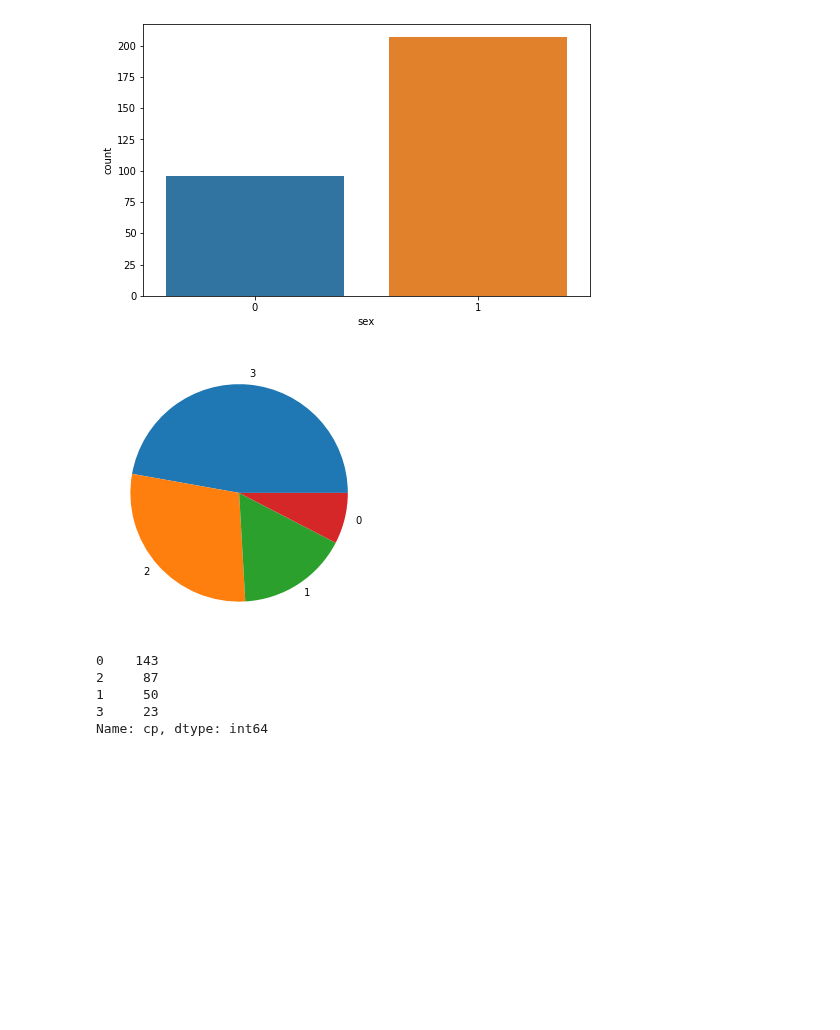
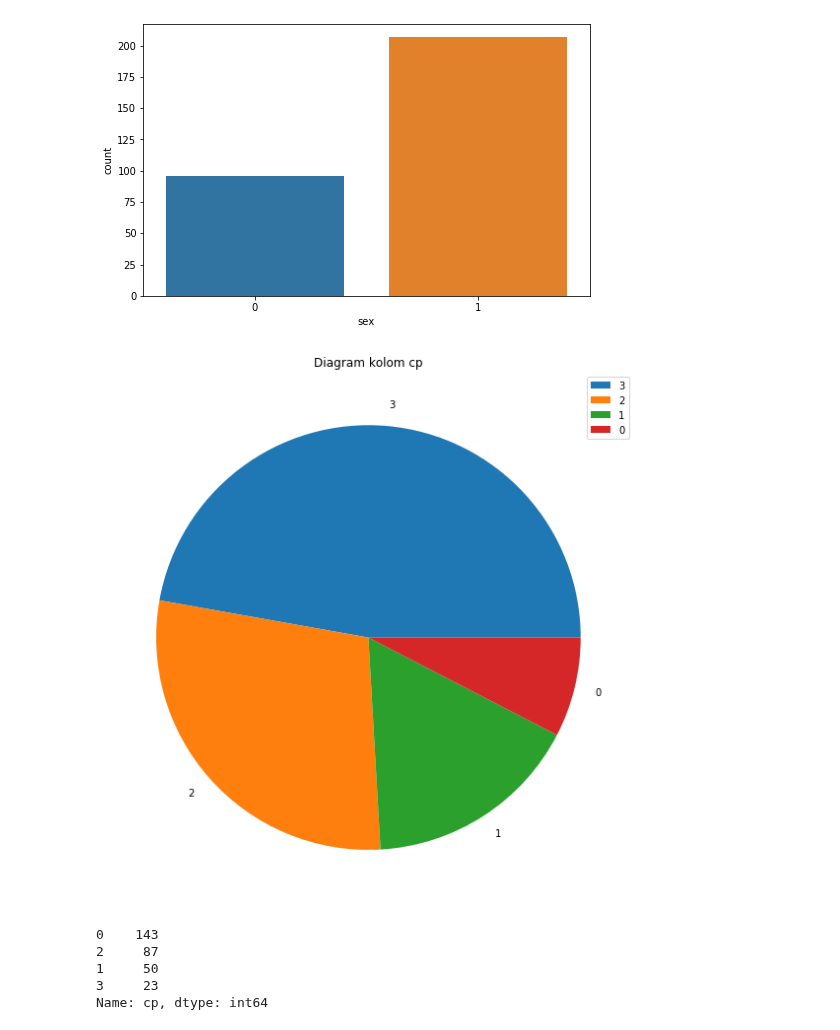
Before and after one commit to rshby/Supervised_Learning, a Jupyter notebook: Heart Disease UCI/Heart Disease - Logistic Regression.ipynb, the cells around one changed output. Saved outputs shown, nothing was run; the diff lists cells and outputs as text; code cells hidden in the pictures; blank space fills up the shorter version.

```diff
--- a/Heart Disease UCI/Heart Disease - Logistic Regression.ipynb
+++ b/Heart Disease UCI/Heart Disease - Logistic Regression.ipynb
@@ -77,11 +77,14 @@ ax = sns.countplot(x=df["sex"])
 [figure]
 # %%
 # Kolom cp
-plt.figure(figsize=(8, 5))
+plt.figure(figsize=(8, 8))
 ax = plt.pie(df["cp"].value_counts(), labels=df["cp"].unique())
+plt.title("Diagram kolom cp")
+plt.tight_layout()
+plt.legend()
 plt.show()
 # %% [output]
-[figure, old version]
+[figure, new version]
 # %%
 df["cp"].value_counts()
 # %% [output]
```
